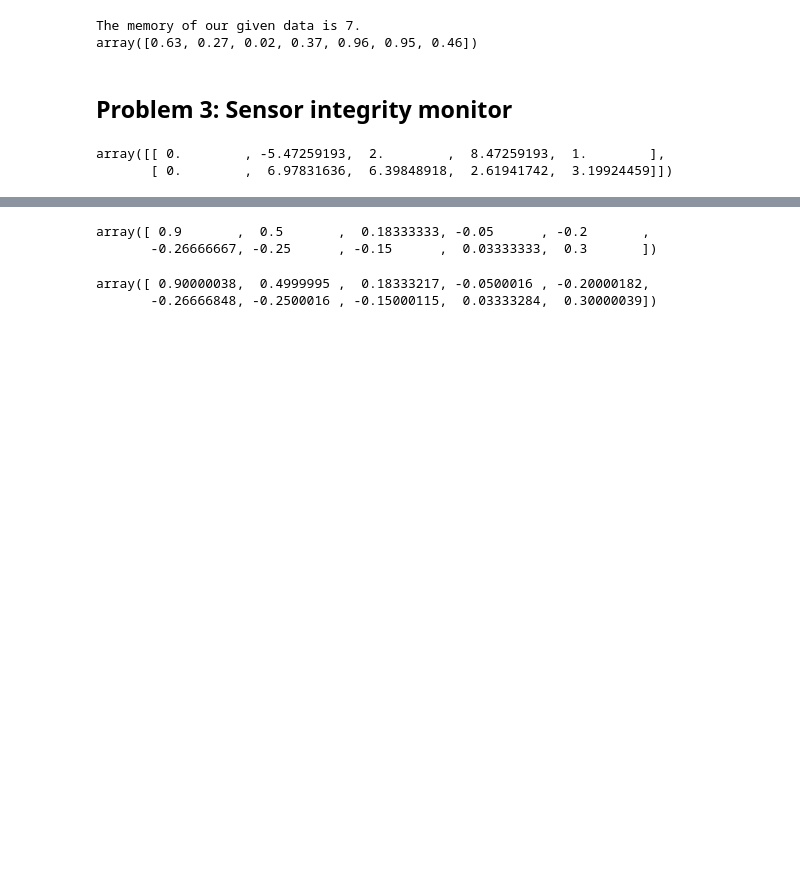
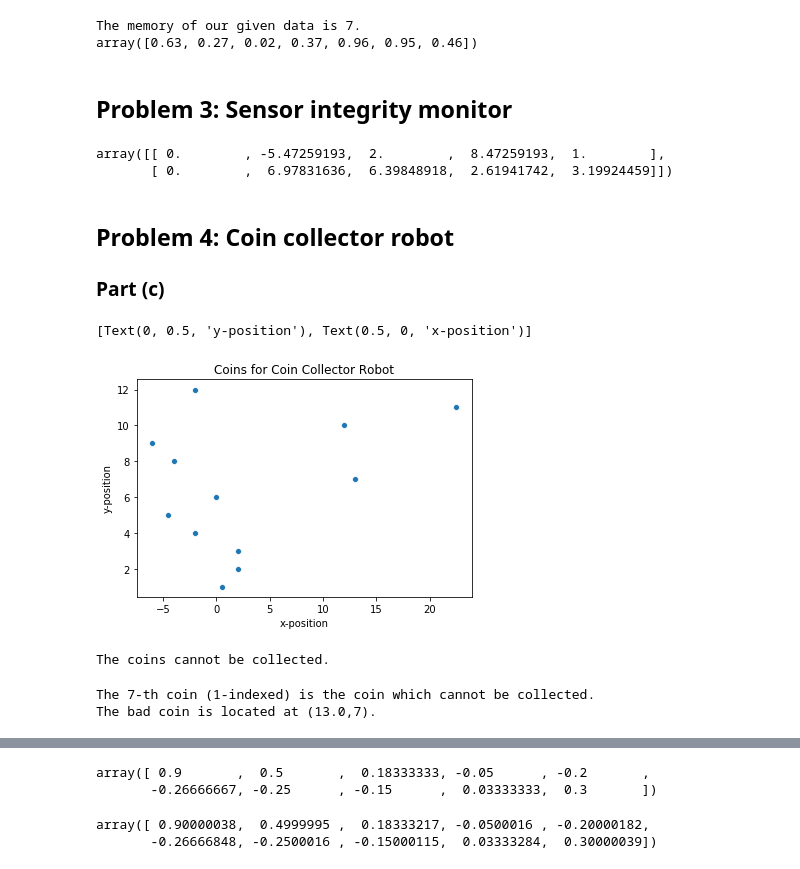
Before and after one commit to kandluis/ee263, a Jupyter notebook: homework/notebooks/HW3.ipynb, the cells around one changed output, grey strips where cells are left out. Saved outputs shown, nothing was run; the diff lists cells and outputs as text; code cells hidden in the pictures; blank space fills up the shorter version.

```diff
--- a/homework/notebooks/HW3.ipynb
+++ b/homework/notebooks/HW3.ipynb
@@ -297,3 +298,29 @@ B
 # %% [output]
 array([[ 0.        , -5.47259193,  2.        ,  8.47259193,  1.        ],
        [ 0.        ,  6.97831636,  6.39848918,  2.61941742,  3.19924459]])
+# %% [markdown]
+## Problem 4: Coin collector robot
+### Part (c)
+# %%
+n=6;
+x = [
+    0.5000,
+    2.0000,
+    2.0000,
+   -2.0000,
+   -4.5000,
+         0,
+   13.0000,
+   -4.0000,
+   -6.0000,
+   12.0000,
+   22.5000,
+   -2.0000]
+# %%
+# Plot of the coins.
+ax = sns.scatterplot(x=x, y=range(1,2*n + 1))
+ax.set_title("Coins for Coin Collector Robot")
+ax.set(xlabel='x-position', ylabel='y-position')
+# %% [output]
+[Text(0, 0.5, 'y-position'), Text(0.5, 0, 'x-position')]
+[figure, added]
@@ -299,0 +351,7 @@ array([[ 0.        , -5.47259193,  2.        ,  8.47259193,  1.        ],
+# %%
+if isCollectible(x, n):
+    print("The coins can be collected.")
+else:
+    print("The coins cannot be collected.")
+# %% [output]
+The coins cannot be collected.
@@ -299,0 +380,6 @@ array([[ 0.        , -5.47259193,  2.        ,  8.47259193,  1.        ],
+# %%
+print("The %s-th coin (1-indexed) is the coin which cannot be collected." % (badCoinIndex + 1))
+print("The bad coin is located at (%s,%s)." % (badCoin))
+# %% [output]
+The 7-th coin (1-indexed) is the coin which cannot be collected.
+The bad coin is located at (13.0,7).
```
Also changed, not shown: parts of 16 cells of this notebook, 6 other files.
